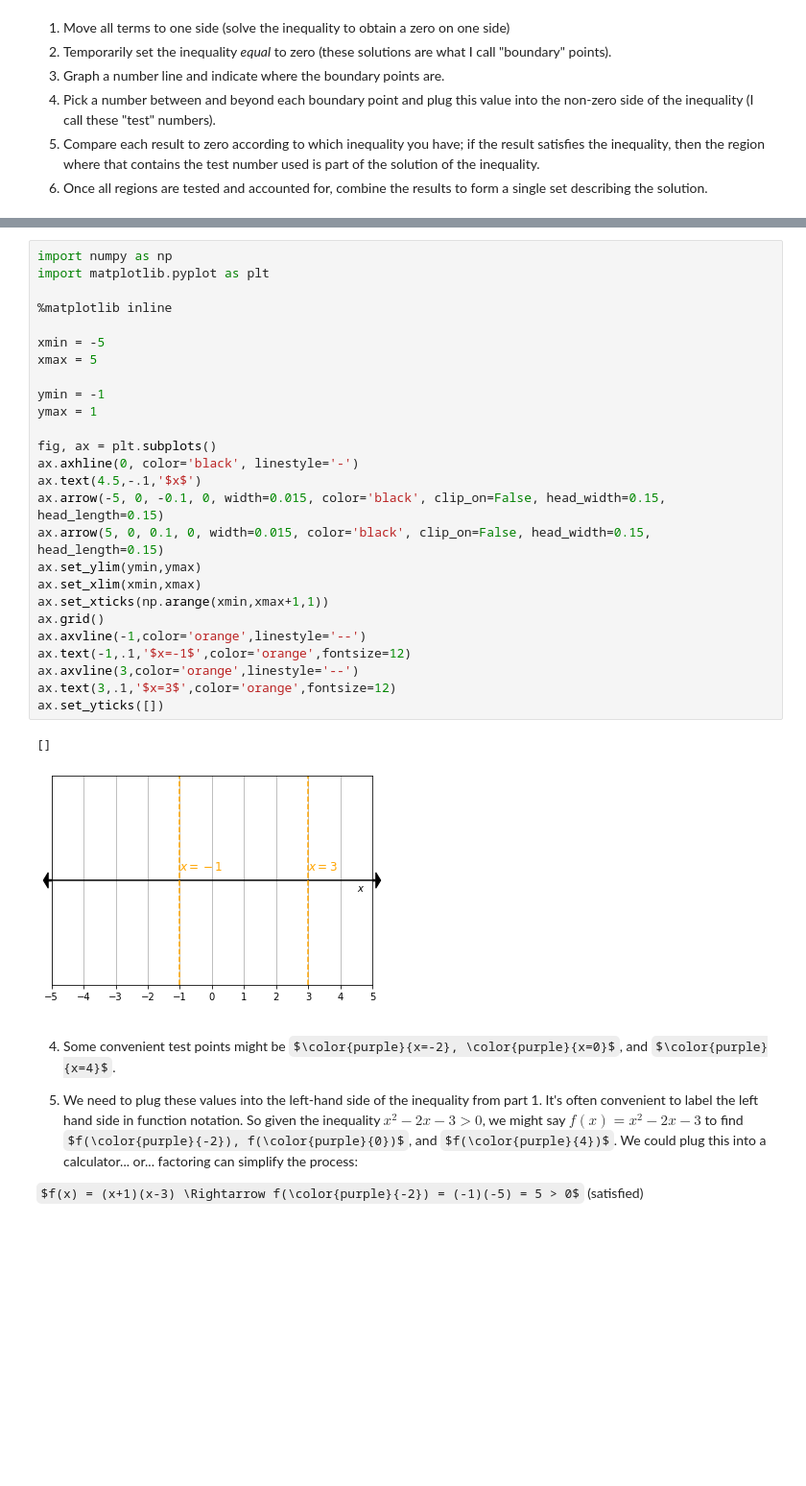
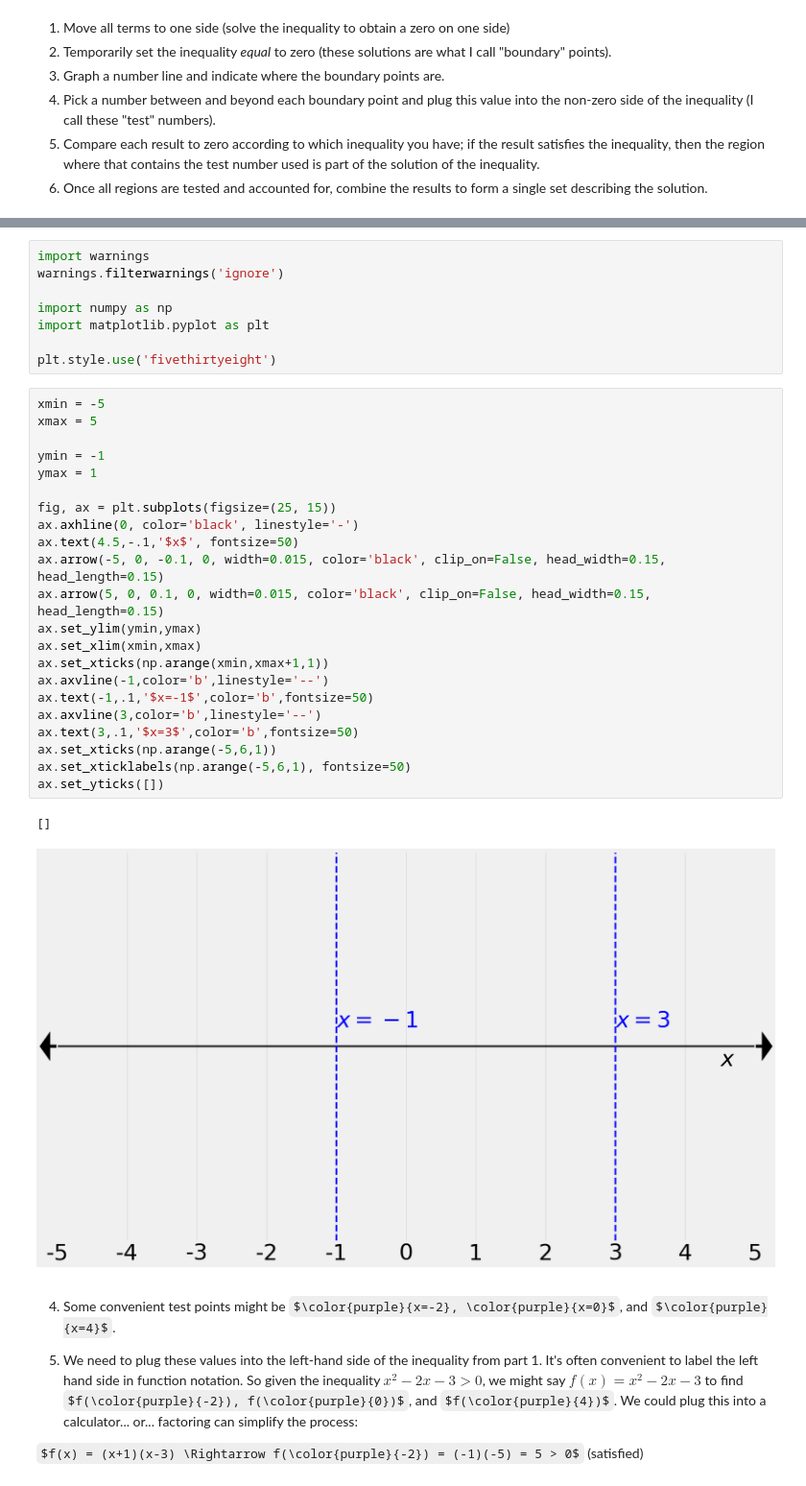
Before and after one commit to ProfessorBattlesword/College_Algebra, a Jupyter notebook: Chapter 3/section_3-6.ipynb, the cells around one changed output, grey strips where cells are left out. Shown at 96% size. Cells and saved outputs as stored; diff of their text form; some formulas as TeX source; blank space fills up the shorter version.

```diff
--- a/Chapter 3/section_3-6.ipynb
+++ b/Chapter 3/section_3-6.ipynb
@@ -38,34 +40,38 @@ So we get $x = -1$ and $x = 3$ for our "boundary" points.
 
 3. Next we plot a number line and indicate the boundary points:
+# %%
+import warnings
+warnings.filterwarnings('ignore')
+
+import numpy as np
+import matplotlib.pyplot as plt
+
+plt.style.use('fivethirtyeight')
 # %%
-import numpy as np
-import matplotlib.pyplot as plt
-
-%matplotlib inline
-
 xmin = -5
 xmax = 5
 
 ymin = -1
 ymax = 1
 
-fig, ax = plt.subplots()
+fig, ax = plt.subplots(figsize=(25, 15))
 ax.axhline(0, color='black', linestyle='-')
-ax.text(4.5,-.1,'$x$')
+ax.text(4.5,-.1,'$x$', fontsize=50)
 ax.arrow(-5, 0, -0.1, 0, width=0.015, color='black', clip_on=False, head_width=0.15, head_length=0.15)
 ax.arrow(5, 0, 0.1, 0, width=0.015, color='black', clip_on=False, head_width=0.15, head_length=0.15)
 ax.set_ylim(ymin,ymax)
 ax.set_xlim(xmin,xmax)
 ax.set_xticks(np.arange(xmin,xmax+1,1))
-ax.grid()
-ax.axvline(-1,color='orange',linestyle='--')
-ax.text(-1,.1,'$x=-1$',color='orange',fontsize=12)
-ax.axvline(3,color='orange',linestyle='--')
-ax.text(3,.1,'$x=3$',color='orange',fontsize=12)
+ax.axvline(-1,color='b',linestyle='--')
+ax.text(-1,.1,'$x=-1$',color='b',fontsize=50)
+ax.axvline(3,color='b',linestyle='--')
+ax.text(3,.1,'$x=3$',color='b',fontsize=50)
+ax.set_xticks(np.arange(-5,6,1))
+ax.set_xticklabels(np.arange(-5,6,1), fontsize=50)
 ax.set_yticks([])
 # %% [output]
 []
-[figure, old version]
+[figure, new version]
 # %% [markdown]
 4. Some convenient test points might be $\color{purple}{x=-2}, \color{purple}{x=0}$, and $\color{purple}{x=4}$.
 
```
Also changed, not shown: parts of 18 cells of this notebook, 5 other files.
